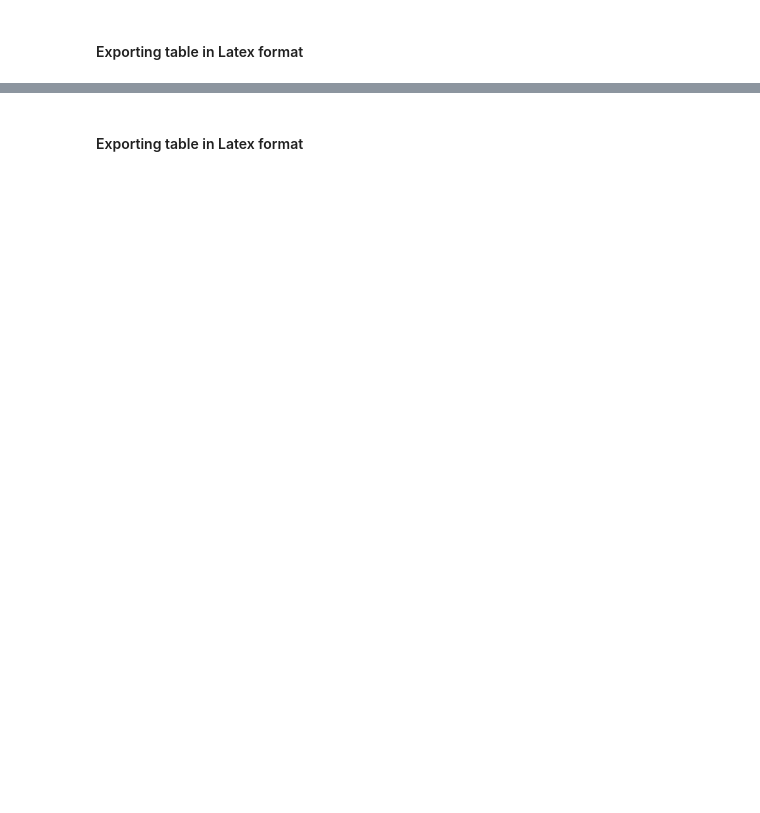
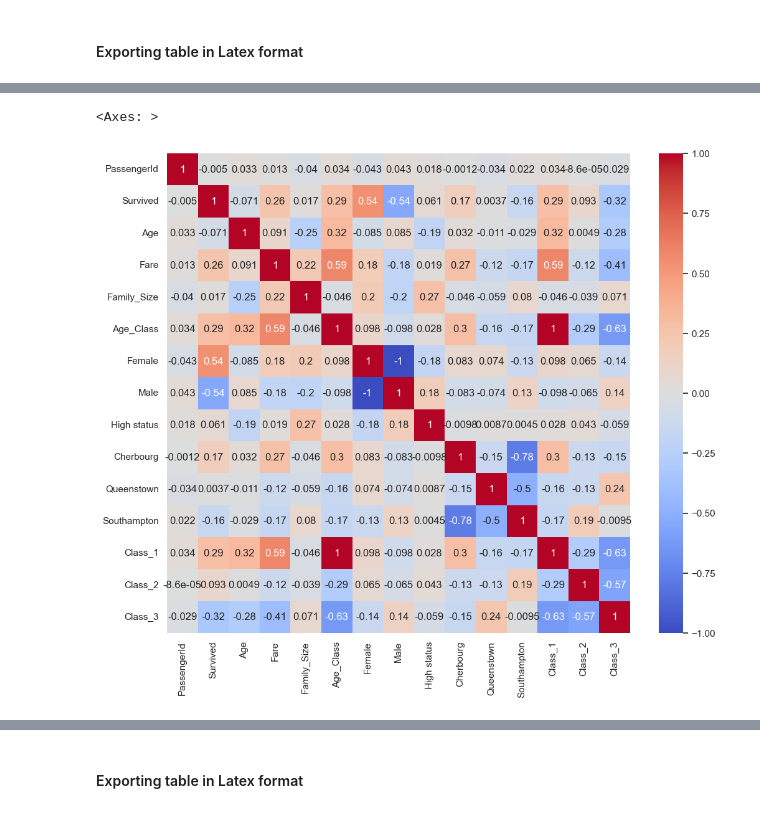
Before and after one commit to GiuliaSolinas/TitanicKaggleML, a Jupyter notebook: code/EDA_Giulia_Solinas.ipynb, the cells around one changed output, grey strips where cells are left out. Saved outputs shown, nothing was run; the diff lists cells and outputs as text; code cells hidden in the pictures; blank space fills up the shorter version.

```diff
--- a/code/EDA_Giulia_Solinas.ipynb
+++ b/code/EDA_Giulia_Solinas.ipynb
@@ -533,0 +648,9 @@ df_test.corr()
+# %%
+# Correlation graph for the training dataset (heatmap). Scale the plot to the full width of the window.
+
+plt.figure(figsize=(12, 10))
+
+sns.heatmap(df_train_stats.corr(), annot=True, cmap='coolwarm')
+# %% [output]
+<Axes: >
+[figure, added]
```
Also changed, not shown: parts of 48 cells of this notebook, 8 other files.
